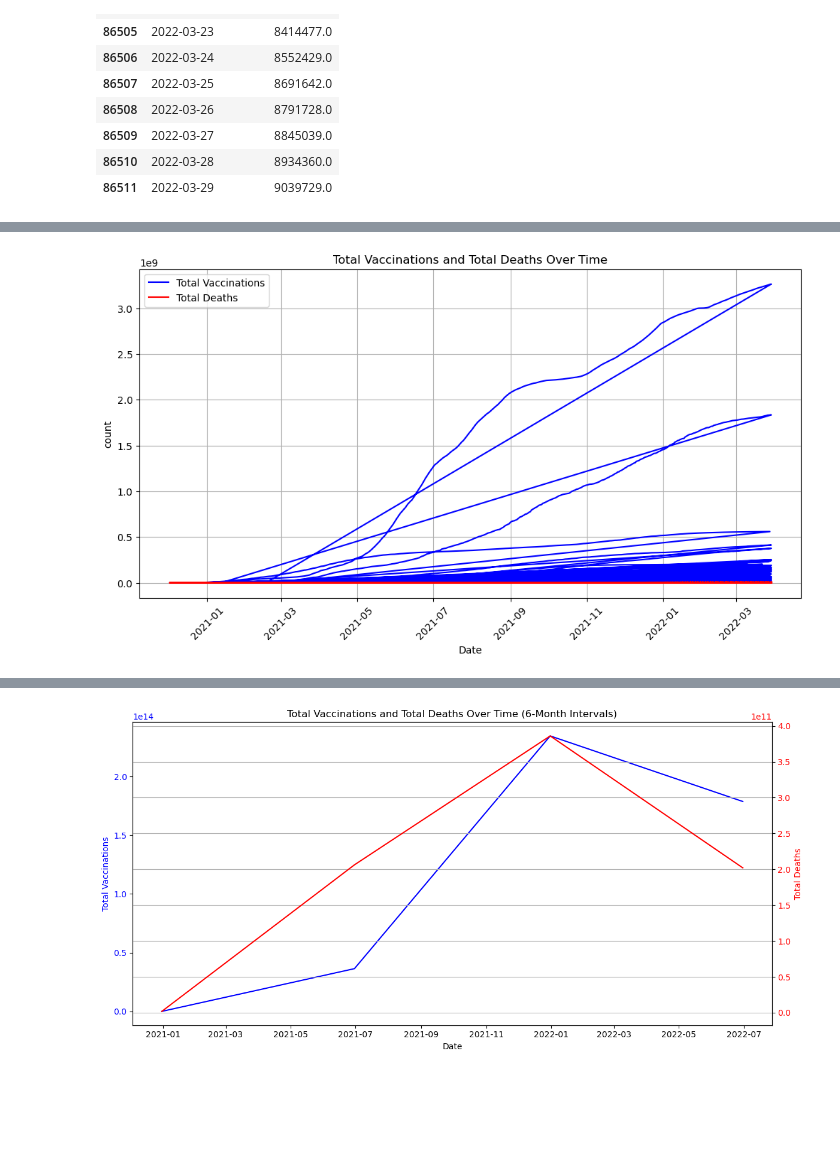
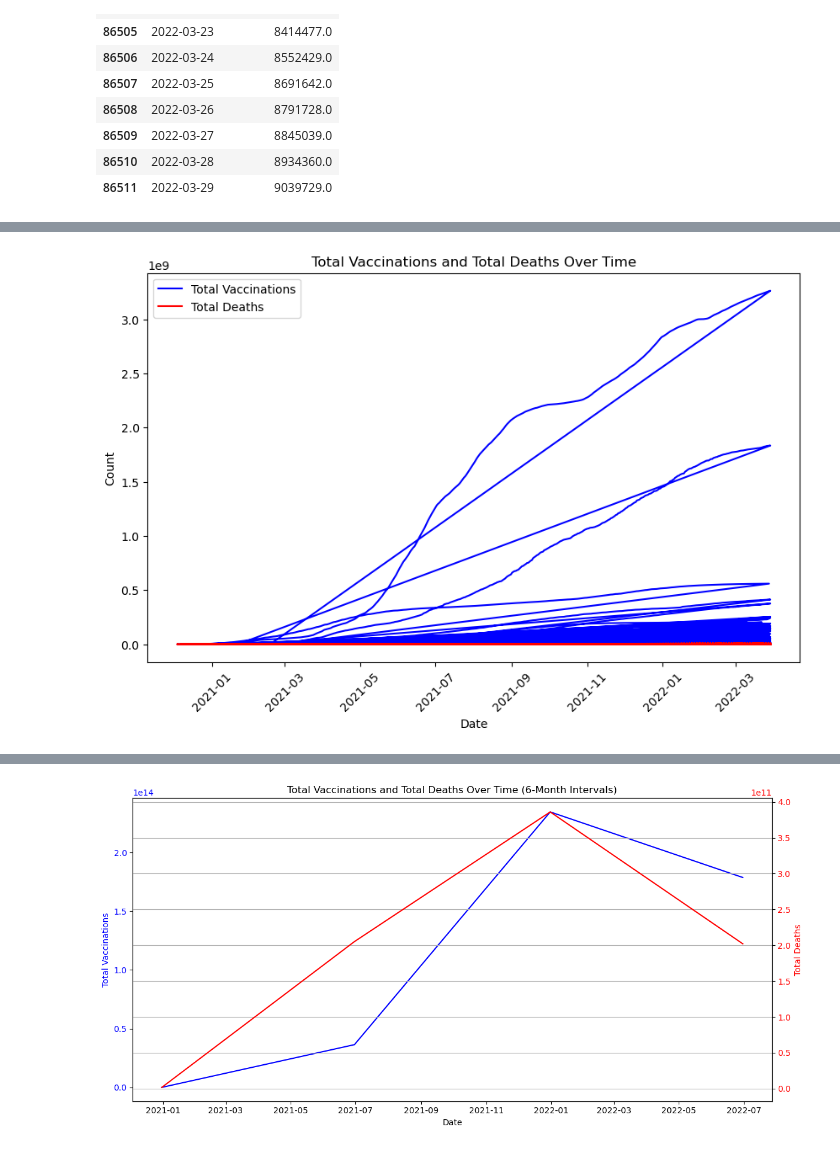
Before and after one commit to kevinshea303/Group-3-Project-1, a Jupyter notebook: madda/madda.ipynb, the cells around one changed output, grey strips where cells are left out. Drawn from its saved outputs; the diff is of its cells as text; code cells hidden in the pictures; blank space fills up the shorter version.

```diff
--- a/madda/madda.ipynb
+++ b/madda/madda.ipynb
@@ -83,7 +58,13 @@ df_vaccinations.tail(10)
 merged_df = pd.merge(df_vaccinations, df_covid, on='date', how='inner')
 print(merged_df.tail(20))
 
-# Check relevant columns (e.g., "vaccination_rate", "death_rate")
+# Drop rows with NaN values in any column
+merged_df = merged_df.dropna(how='any')
+
+# Remove rows where 'total_vaccinations' or 'total_deaths' are 0
+merged_df = merged_df[(merged_df['total_vaccinations'] != 0) & (merged_df['total_deaths'] != 0)]
+
+# Check relevant columns again for correlation
 correlation = merged_df[['total_vaccinations', 'total_deaths']].corr()
 print(correlation)
 
@@ -114 +95,17 @@ total_deaths                  0.006909      1.000000
 [figure]
+# %%
+# Ensure you have a "date", "vaccination_rate", and "mortality_rate" column
+merged_df['date'] = pd.to_datetime(merged_df['date'])
+df_sorted = merged_df.sort_values(by='date')
+
+# Plot mortality rate over time
+plt.figure(figsize=(10, 6))
+plt.plot(df_sorted['date'], df_sorted['total_deaths'], label='Mortality Rate', color='red')
+plt.plot(df_sorted['date'], df_sorted['total_vaccinations'], label='Vaccination Rate', color='green')
+
+plt.xlabel('Date')
+plt.ylabel('Rate (%)')
+plt.title('COVID-19 Mortality Rate vs Vaccination Rate Over Time')
+plt.legend()
+plt.xticks(rotation=45)
+plt.show()
@@ -115,22 +132,23 @@ total_deaths                  0.006909      1.000000
 # %%
 # Did the vaccine actually help prevent deaths?
 # Find the relation between mortality and vaccination in time
-# Plot Total Vaccinations
-import matplotlib.pyplot as plt
+# Plot the relationship between total vaccinations and total deaths over Time
+plt.figure(figsize=(10,6))
 
-# Plotting the merged data
-plt.figure(figsize=(12, 6))
+# Plotting total vaccinations over time
 plt.plot(merged_df['date'], merged_df['total_vaccinations'], label='Total Vaccinations', color='blue')
 
-# Plot Total Deaths
+# Plotting total deaths over time
 plt.plot(merged_df['date'], merged_df['total_deaths'], label='Total Deaths', color='red')
 
+plt.xlabel('Date')
+plt.ylabel('Count')
 plt.title('Total Vaccinations and Total Deaths Over Time')
-plt.xlabel('Date')
-plt.ylabel('count')
 plt.legend()
+
+# Rotate x-axis labels for better readability
 plt.xticks(rotation=45)
-plt.grid(True)
+
 plt.show()
 # %% [output]
-[figure, old version]
+[figure, new version]
```
Also changed, not shown: parts of 6 cells of this notebook.
